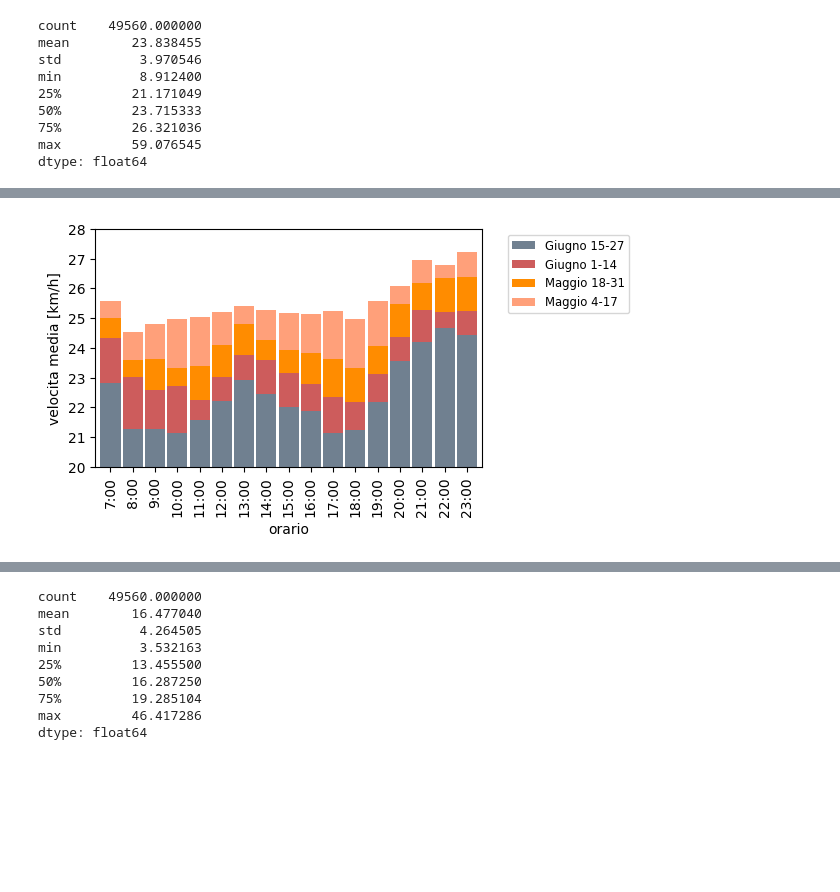
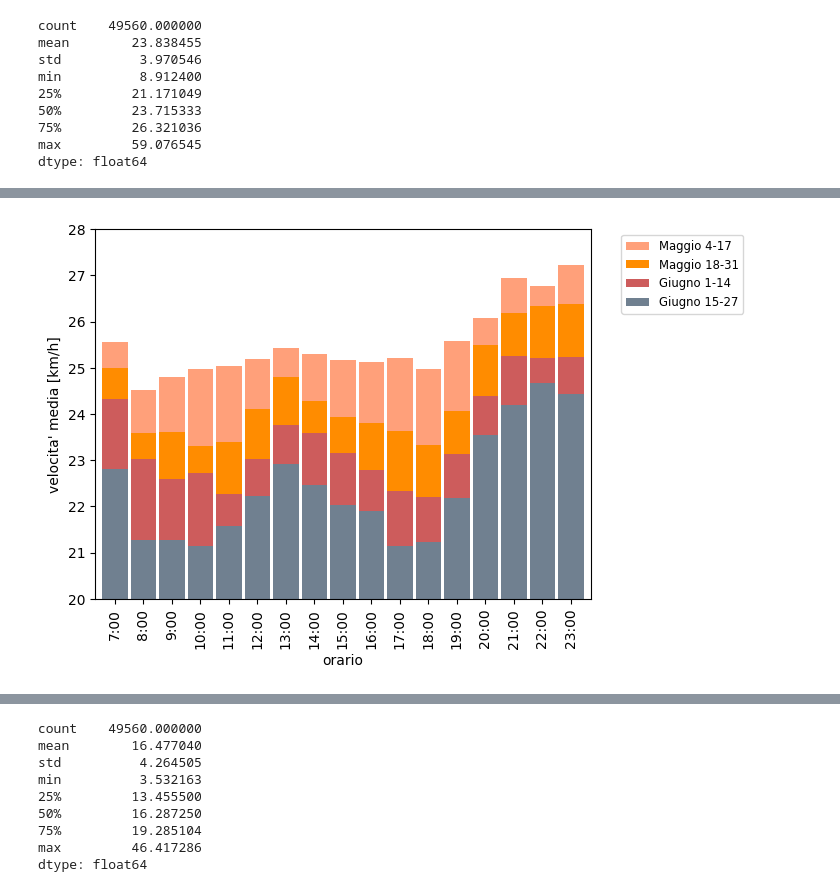
Before and after one commit to mmastrapasqua7/kowalskianalysis, a Jupyter notebook: jupyter/02.0_VariazioneVelocitaMediaMezziInFunzioneDellOrario.ipynb, the cells around one changed output, grey strips where cells are left out. Cells and saved outputs as stored; diff of their text form; code cells hidden in the pictures; blank space fills up the shorter version.

```diff
--- a/jupyter/02.0_VariazioneVelocitaMediaMezziInFunzioneDellOrario.ipynb
+++ b/jupyter/02.0_VariazioneVelocitaMediaMezziInFunzioneDellOrario.ipynb
@@ -6,7 +6,6 @@ import matplotlib.pyplot as plt
 
 from scipy.constants import golden
 plt.style.use('default')
-plt.rc('figure', figsize=((5.0, 5.0 / golden)))
 
 # VARIABILI
 csvfile = 'csv/alldata.csv'
@@ -179,36 +178,36 @@ lst = [
     vmedia_giorno(tragitti[(tragitti['Month'] == 6) & tragitti['Day'].between(1, 14)], 'Car'),
     vmedia_giorno(tragitti[(tragitti['Month'] == 6) & tragitti['Day'].between(15, 27)], 'Car')]
 
 array = np.array(lst).T
 
 confronto_vmedie_week_by_week = pd.DataFrame(
     array,
     index=myindex,
     columns=['Maggio 4-17', 'Maggio 18-31', 'Giugno 1-14', 'Giugno 15-27']).round(decimals=1)
 
 a = list_minus(lst[0], lst[1])
 b = list_minus(lst[1], lst[2])
 c = list_minus(lst[2], lst[3])
 d = lst[3]
 
 lst = [d, c, b, a]
 
 array = np.array(lst).T
 
 x = pd.DataFrame(array, index=myindex, columns=['Giugno 15-27', 'Giugno 1-14', 'Maggio 18-31', 'Maggio 4-17'])
 
 x.plot.bar(stacked=True, width=0.9, align='center', color=['slategray', 'indianred', 'darkorange', 'lightsalmon'])
 
 plt.xlabel('orario')
-plt.ylabel('velocita media [km/h]')
-plt.legend(bbox_to_anchor=(1.05, 1), loc='upper left', fontsize='small')
+plt.ylabel('velocita\' media [km/h]')
+plt.legend(reversed(plt.legend().legendHandles), reversed(['Giugno 15-27', 'Giugno 1-14', 'Maggio 18-31', 'Maggio 4-17']), bbox_to_anchor=(1.05, 1), loc='upper left', fontsize='small')
 
 plt.yticks(range(0, 31, 1))
 plt.ylim((20, 28))
 
 plt.show()
 # %% [output]
-[figure, old version]
+[figure, new version]
 # %%
 vmedia_week(tragitti, 'Enjoy').plot.bar(width=0.9, align='center', color=colori[1])
 plt.xlabel('orario')
```
Also changed, not shown: parts of 8 cells of this notebook, 20 other files.
